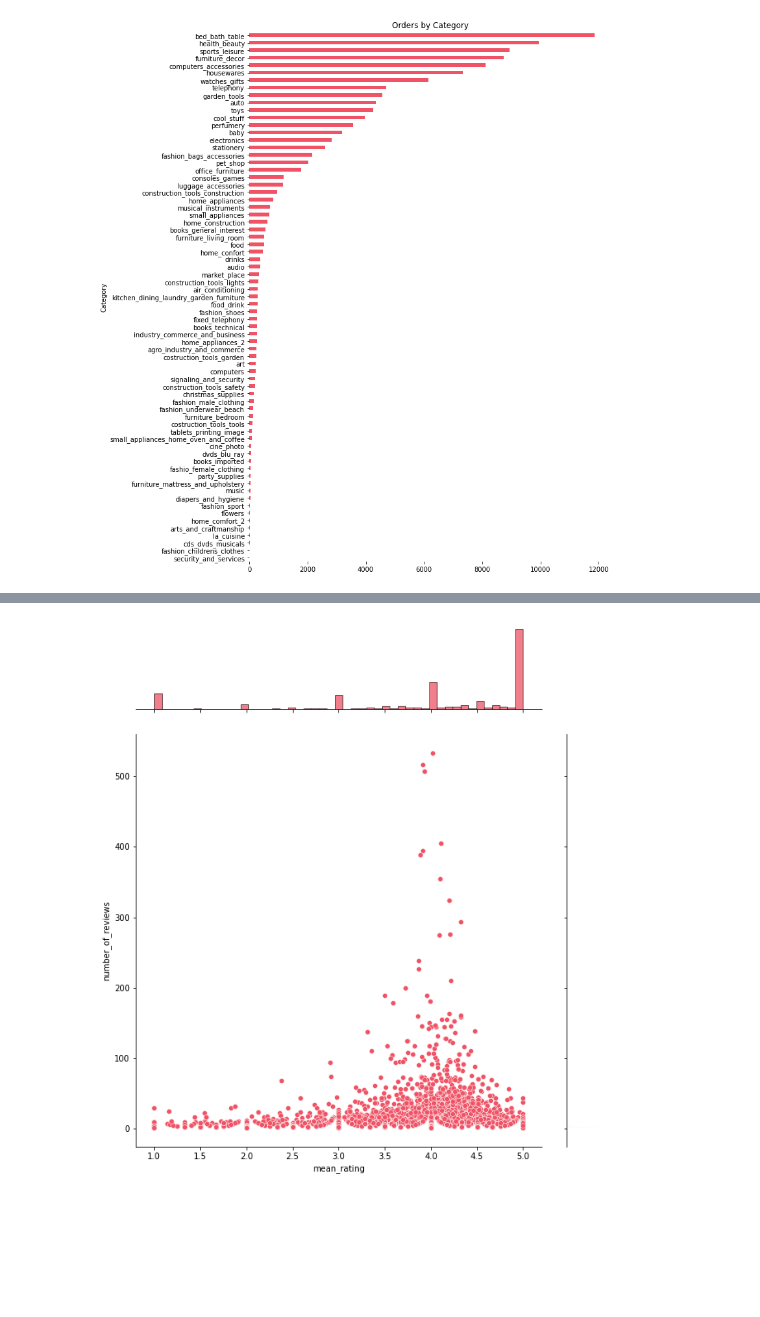
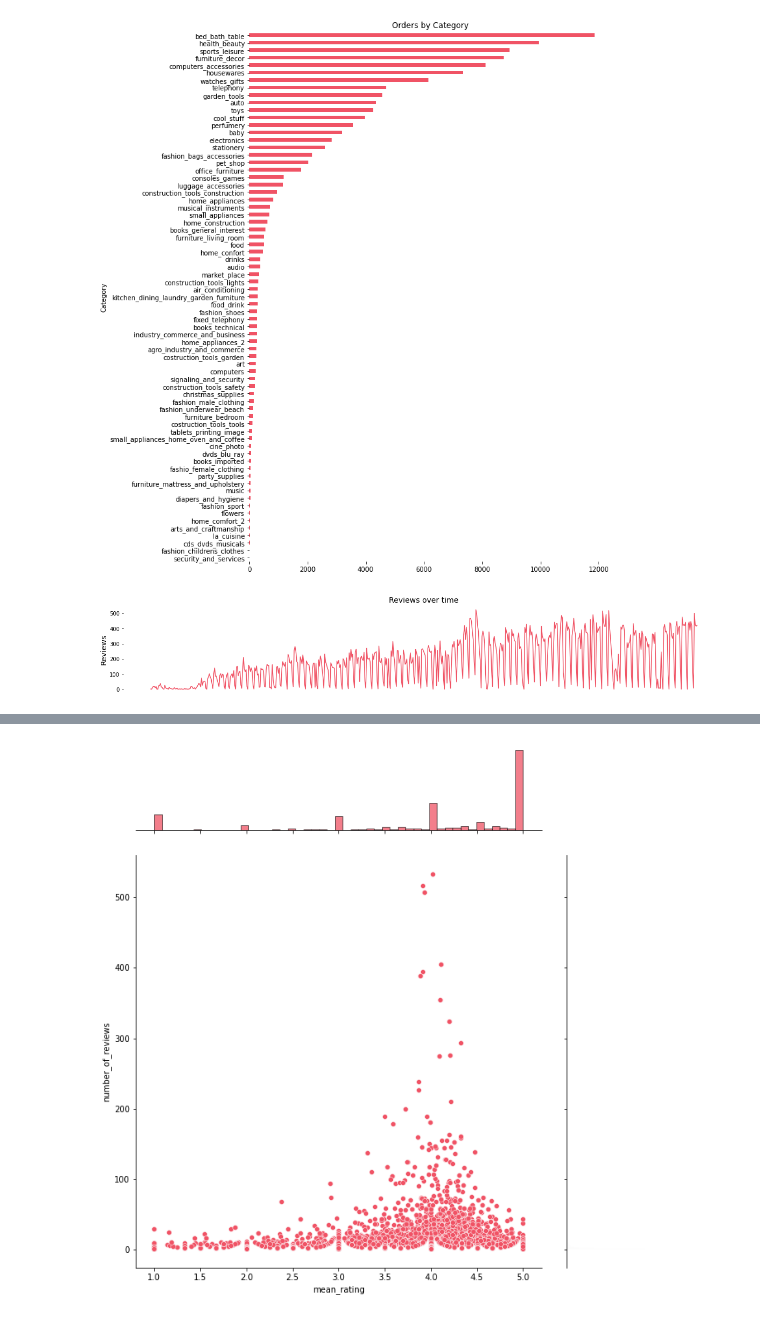
Before and after one commit to AnnaK8090/CIND-820_Big-Data-Analytics-Project, a Jupyter notebook: 1_Basic_transformations_&_EDA_Nov_30_2022.ipynb, the cells around one changed output, grey strips where cells are left out. Drawn from its saved outputs; the diff is of its cells as text; code cells hidden in the pictures; blank space fills up the shorter version.

```diff
--- a/1_Basic_transformations_&_EDA_Nov_30_2022.ipynb
+++ b/1_Basic_transformations_&_EDA_Nov_30_2022.ipynb
@@ -147,3 +147,19 @@ for spine in ax.spines:
     ax.spines[spine].set_visible(False)
 # %% [output]
 [figure]
+# %%
+# 10.4. Checking categorical variables distribution (Reviews by Review Creation Date):
+aggrerated_by_review_date = masterDF.groupby('review_creation_date').agg(reviews_count = ('review_id', 'count')).reset_index()
+import matplotlib.pyplot as plt
+plt.plot(aggrerated_by_review_date['review_creation_date'],aggrerated_by_review_date['reviews_count'],color=(240/255,83/255,101/255))
+aggrerated_by_review_date['review_creation_date'] = pd.to_datetime(aggrerated_by_review_date['review_creation_date'])
+
+plt.title('Reviews over time', fontsize=14)
+#plt.xlabel('Review Creation Date', fontsize=7)
+plt.ylabel('Reviews', fontsize=14)
+plt.grid(False)
+plt.box(False)
+plt.xticks([])
+plt.show()
+# %% [output]
+[figure, added]
```
Also changed, not shown: parts of 3 cells of this notebook.
